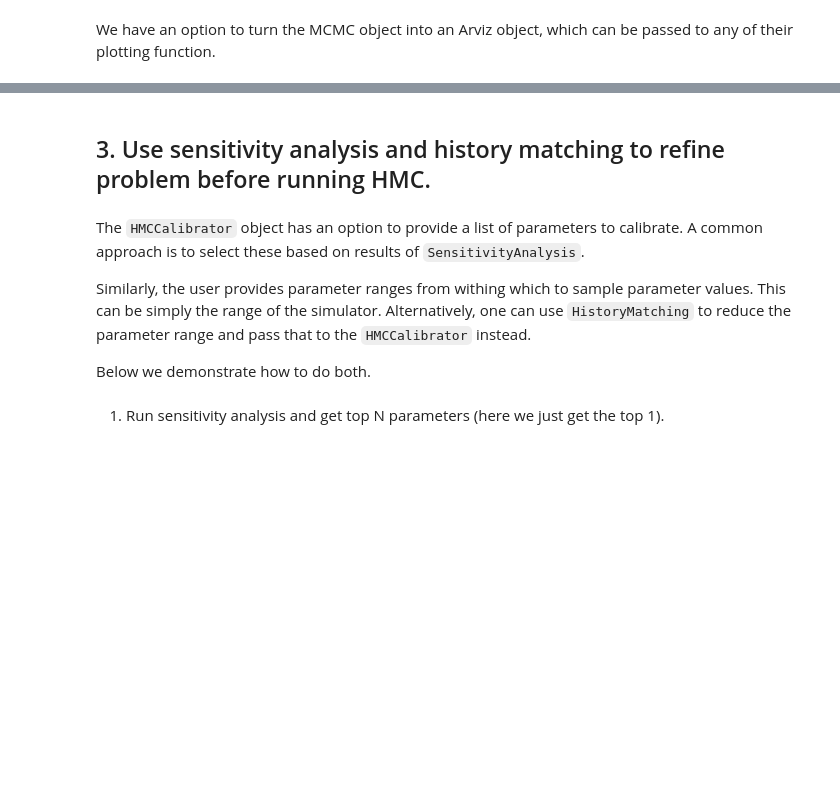
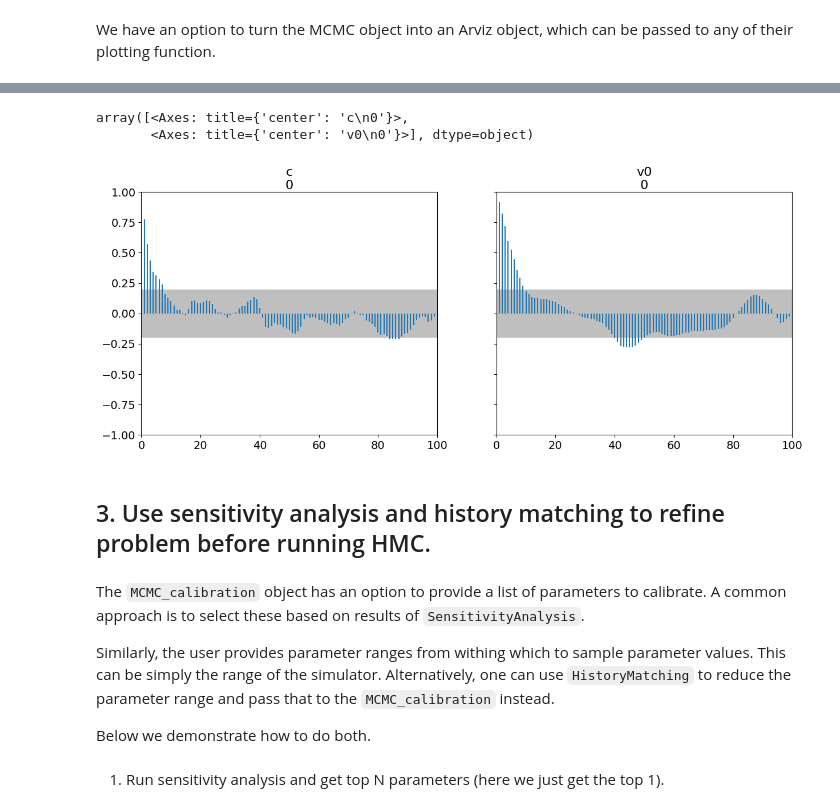
Before and after one commit to alan-turing-institute/autoemulate, a Jupyter notebook: autoemulate/experimental/exploratory/hmc_refactor.ipynb, the cells around one changed output, grey strips where cells are left out. Cells and saved outputs as stored; diff of their text form; code cells hidden in the pictures; blank space fills up the shorter version.

```diff
--- a/autoemulate/experimental/exploratory/hmc_refactor.ipynb
+++ b/autoemulate/experimental/exploratory/hmc_refactor.ipynb
@@ -90,9 +89,15 @@ array([<Axes: xlabel='distance'>, <Axes: xlabel='impact_velocity'>],
+# %%
+az.plot_autocorr(az_data)
+# %% [output]
+array([<Axes: title={'center': 'c\n0'}>,
+       <Axes: title={'center': 'v0\n0'}>], dtype=object)
+[figure, added]
 # %% [markdown]
 ## 3. Use sensitivity analysis and history matching to refine problem before running HMC.
 # %% [markdown]
-The `HMCCalibrator` object has an option to provide a list of parameters to calibrate. A common approach is to select these based on results of `SensitivityAnalysis`.
+The `MCMC_calibration` object has an option to provide a list of parameters to calibrate. A common approach is to select these based on results of `SensitivityAnalysis`.
 
-Similarly, the user provides parameter ranges from withing which to sample parameter values. This can be simply the range of the simulator. Alternatively, one can use `HistoryMatching` to reduce the parameter range and pass that to the `HMCCalibrator` instead.
+Similarly, the user provides parameter ranges from withing which to sample parameter values. This can be simply the range of the simulator. Alternatively, one can use `HistoryMatching` to reduce the parameter range and pass that to the `MCMC_calibration` instead.
 
 Below we demonstrate how to do both.
 # %%
```
Also changed, not shown: parts of 14 cells of this notebook, 2 other files.
